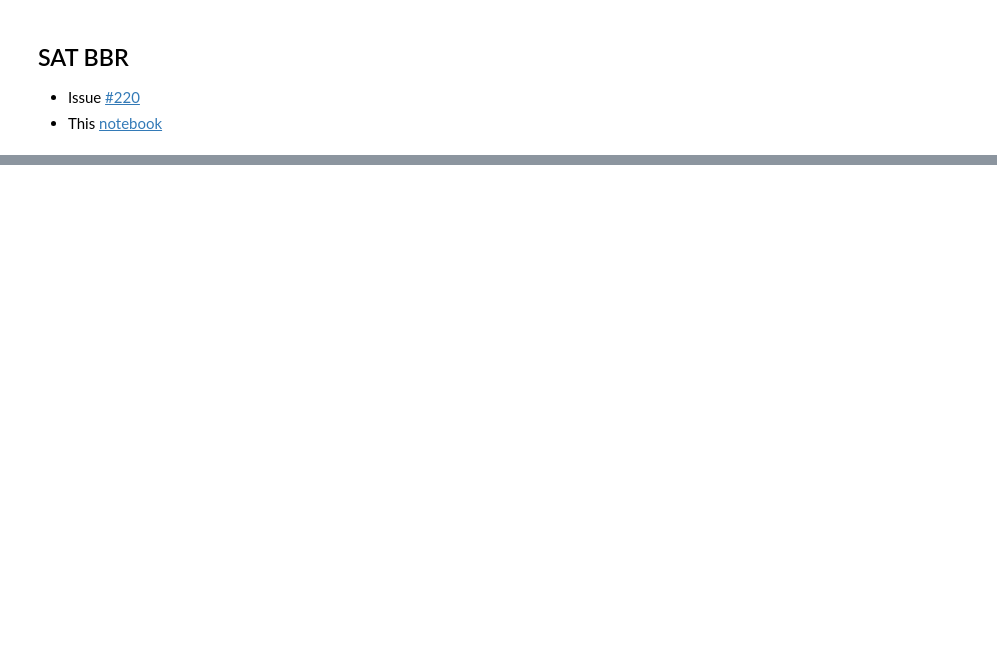
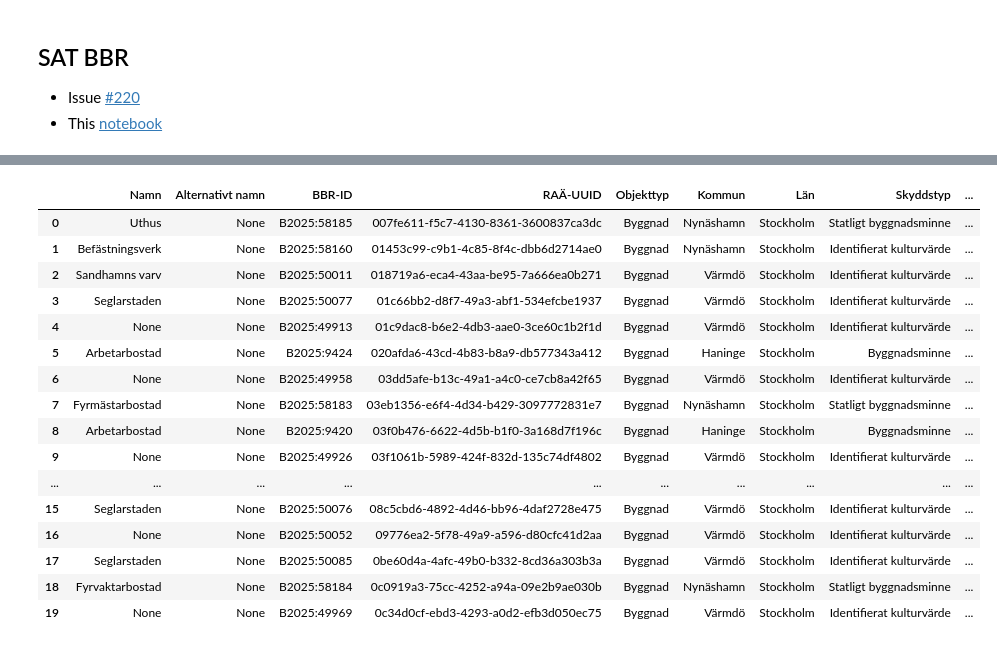
Before and after one commit to salgo60/Stockholm_Archipelago_Trail, a Jupyter notebook: notebook/220_SAT_BBR.ipynb, the cells around one changed output, grey strips where cells are left out. Saved outputs shown, nothing was run; the diff lists cells and outputs as text; code cells hidden in the pictures; blank space fills up the shorter version.

```diff
--- a/notebook/220_SAT_BBR.ipynb
+++ b/notebook/220_SAT_BBR.ipynb
@@ -276 +301,57 @@ Klar:
+# %%
+import pandas as pd
+
+# Filter objects that have bebyggelsenummer
+raa_with_bbr = raa_gdf[raa_gdf["bebyggelsenummer"].notna()].copy()
+
+# Build a clean table
+table = raa_with_bbr[[
+    "namn",
+    "alternativnamn",
+    "bebyggelsenummer",
+    "id",
+    "objekttyp_namn",
+    "kommunnamn",
+    "lansnamn",
+    "skyddstyp_namn"
+]].rename(columns={
+    "namn": "Namn",
+    "alternativnamn": "Alternativt namn",
+    "bebyggelsenummer": "BBR-ID",
+    "id": "RAÄ-UUID",
+    "objekttyp_namn": "Objekttyp",
+    "kommunnamn": "Kommun",
+    "lansnamn": "Län",
+    "skyddstyp_namn": "Skyddstyp"
+})
+
+# Add Wikidata search link column
+table["Wikidata-sökning"] = table["BBR-ID"].apply(
+    lambda bbr: f"https://www.wikidata.org/wiki/Special:Search?search=haswbstatement:P1260=raa/bbr/{bbr}"
+)
+
+# Show the first rows
+import IPython.display as disp
+disp.display(table.head(20))
+
+# Save table to CSV for further use
+table.to_csv("output/raa_with_bbr.csv", index=False)
+# %% [output]
+|  | Namn | Alternativt namn | BBR-ID | RAÄ-UUID | Objekttyp | Kommun | Län | Skyddstyp | ... |
+| 0 | Uthus | None | B2025:58185 | 007fe611-f5c7-4130-8361-3600837ca3dc | Byggnad | Nynäshamn | Stockholm | Statligt byggnadsminne | ... |
+| 1 | Befästningsverk | None | B2025:58160 | 01453c99-c9b1-4c85-8f4c-dbb6d2714ae0 | Byggnad | Nynäshamn | Stockholm | Identifierat kulturvärde | ... |
+| 2 | Sandhamns varv | None | B2025:50011 | 018719a6-eca4-43aa-be95-7a666ea0b271 | Byggnad | Värmdö | Stockholm | Identifierat kulturvärde | ... |
+| 3 | Seglarstaden | None | B2025:50077 | 01c66bb2-d8f7-49a3-abf1-534efcbe1937 | Byggnad | Värmdö | Stockholm | Identifierat kulturvärde | ... |
+| 4 | None | None | B2025:49913 | 01c9dac8-b6e2-4db3-aae0-3ce60c1b2f1d | Byggnad | Värmdö | Stockholm | Identifierat kulturvärde | ... |
+| 5 | Arbetarbostad | None | B2025:9424 | 020afda6-43cd-4b83-b8a9-db577343a412 | Byggnad | Haninge | Stockholm | Byggnadsminne | ... |
+| 6 | None | None | B2025:49958 | 03dd5afe-b13c-49a1-a4c0-ce7cb8a42f65 | Byggnad | Värmdö | Stockholm | Identifierat kulturvärde | ... |
+| 7 | Fyrmästarbostad | None | B2025:58183 | 03eb1356-e6f4-4d34-b429-3097772831e7 | Byggnad | Nynäshamn | Stockholm | Statligt byggnadsminne | ... |
+| 8 | Arbetarbostad | None | B2025:9420 | 03f0b476-6622-4d5b-b1f0-3a168d7f196c | Byggnad | Haninge | Stockholm | Byggnadsminne | ... |
+| 9 | None | None | B2025:49926 | 03f1061b-5989-424f-832d-135c74df4802 | Byggnad | Värmdö | Stockholm | Identifierat kulturvärde | ... |
+| ... | ... | ... | ... | ... | ... | ... | ... | ... | ... |
+| 15 | Seglarstaden | None | B2025:50076 | 08c5cbd6-4892-4d46-bb96-4daf2728e475 | Byggnad | Värmdö | Stockholm | Identifierat kulturvärde | ... |
+| 16 | None | None | B2025:50052 | 09776ea2-5f78-49a9-a596-d80cfc41d2aa | Byggnad | Värmdö | Stockholm | Identifierat kulturvärde | ... |
+| 17 | Seglarstaden | None | B2025:50085 | 0be60d4a-4afc-49b0-b332-8cd36a303b3a | Byggnad | Värmdö | Stockholm | Identifierat kulturvärde | ... |
+| 18 | Fyrvaktarbostad | None | B2025:58184 | 0c0919a3-75cc-4252-a94a-09e2b9ae030b | Byggnad | Nynäshamn | Stockholm | Statligt byggnadsminne | ... |
+| 19 | None | None | B2025:49969 | 0c34d0cf-ebd3-4293-a0d2-efb3d050ec75 | Byggnad | Värmdö | Stockholm | Identifierat kulturvärde | ... |
 # %%
```
Also changed, not shown: parts of 4 cells of this notebook, 4 other files.
